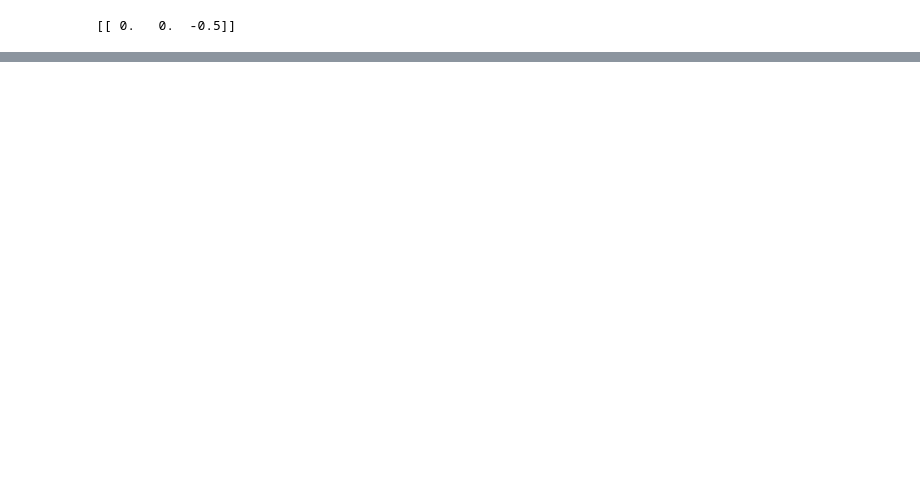
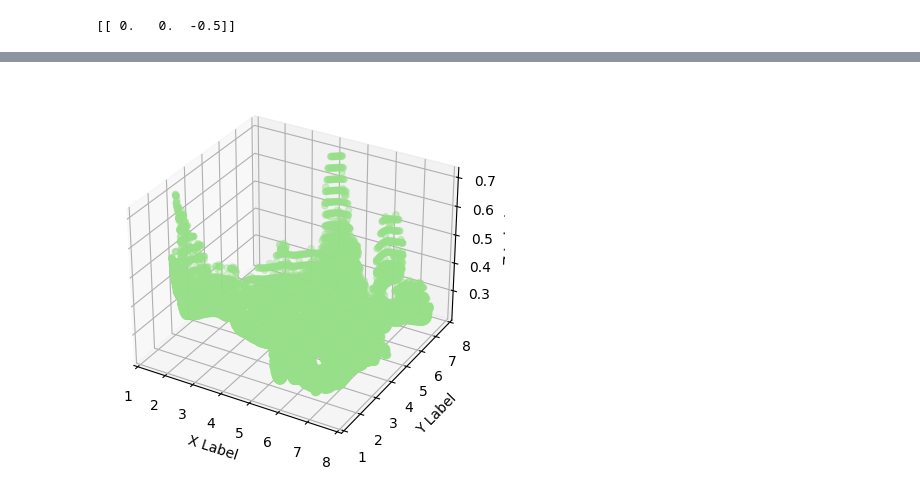
Before and after one commit to Iana-Zhura/Atlas_multiagent, a Jupyter notebook: semseg.ipynb, the cells around one changed output, grey strips where cells are left out. Cells and saved outputs as stored; diff of their text form; code cells hidden in the pictures; blank space fills up the shorter version.

```diff
--- a/semseg.ipynb
+++ b/semseg.ipynb
@@ -47,11 +63,11 @@ print(X.shape)
 # %%
 import trimesh
 from trimesh.exchange.ply import parse_header, ply_binary
-PATH = 'results/release/semseg/test_final/sample.ply'
+PATH = 'results/release/semseg/test_final/sample1.ply'
 with open(PATH, 'rb') as f:
     elements, is_ascii, image_name = parse_header(f)
     ply_binary(elements, f)
-vertex_labels = elements['vertex']['data']['semseg']
+#vertex_labels = elements['vertex']['data']['semseg']
 vertex= elements['vertex']['data']
 #print(vertex[0][0])
 
@@ -59,6 +75,7 @@ coord_wall = []
 coord_floor = []
 z_f = []
 z_w = []
+obj_other = []
 for v in vertex:
     if v[-1] == 1:
         x = v[0]
@@ -73,12 +90,13 @@ for v in vertex:
         z = v[2]
         z_f.append(v[2])
         coord_floor.append((x, y, z))
-    elif v[-3] == 0 and v[-5]== 0 and v[-4]==0:
-        print(v)
-print(elements['vertex'])
-print(np.max(z_f), np.min(z_f))
-print(np.min(z_f))
-print(np.max(z_w))
-print(max(coord_floor))
+    elif v[-1] != 1:
+        obj_other.append(v)
+#print(obj_other)
+print(elements)
+# print(np.max(z_f), np.min(z_f))
+# print(np.min(z_f))
+# print(np.max(z_w))
+# print(max(coord_floor))
 # print(vertex)
 # %% [output]
@@ -104,0 +110,62 @@ print(origin)
+# %%
+from mpl_toolkits.mplot3d import Axes3D
+import matplotlib.pyplot as plt
+import numpy as np
+
+x = []
+y = []
+z = []
+obj_labeled =dict()
+
+def get_labeled_data(infile):
+	with open(infile, 'rb') as f:
+		elements, is_ascii, image_name = parse_header(f)
+		ply_binary(elements, f)
+		data= elements['vertex']['data']
+		vertex_labels = elements['vertex']['data']['semseg']
+
+	labels = np.unique(vertex_labels)
+	print(labels)
+
+
+	for label in labels:
+		obj_labeled[label]= []
+		for v in data:
+			if v[-1] == label:
+
+				obj_labeled[label].append(v)
+
+	return obj_labeled #returns a dict with keys-labels and values - x, y, x , r, g , b
+
+
+
+def get_pts(infile, label):
+	obj_labeled = get_labeled_data(infile)
+	for data in obj_labeled[label]:
+		color = np.array([data[3], data[4], data[5]])
+		x.append(data[0])
+		y.append(data[1])
+		z.append(data[2])
+
+	return x, y, z, color
+
+
+
+def plot_ply(infile):
+
+	fig = plt.figure()
+	ax = fig.add_subplot(111, projection='3d')
+	x,y,z, color = get_pts(infile, 2)
+	#arr = [ el for el in elements if el[-1] == label  ]
+	ax.scatter(x, y, z, c=color/255.0, marker='o')
+	ax.set_xlabel('X Label')
+	ax.set_xlim(1, 8)
+	ax.set_ylim(1, 8)
+	ax.set_ylabel('Y Label')
+	ax.set_zlabel('Z Label')
+	plt.show()
+
+if __name__ == '__main__':
+	infile = PATH
+	plot_ply(infile)
+# %% [output]
@@ -104,0 +174 @@ print(origin)
+[figure, added]
```
Also changed, not shown: parts of 7 cells of this notebook, 6 other files.
